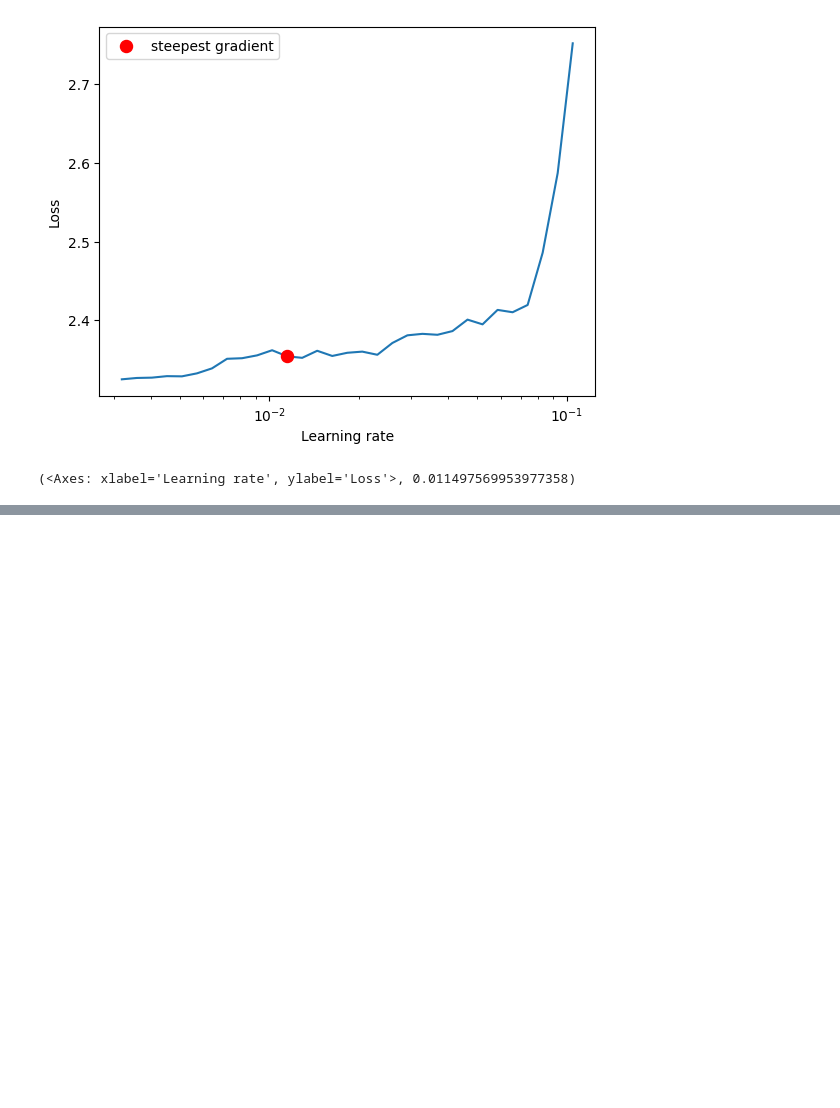
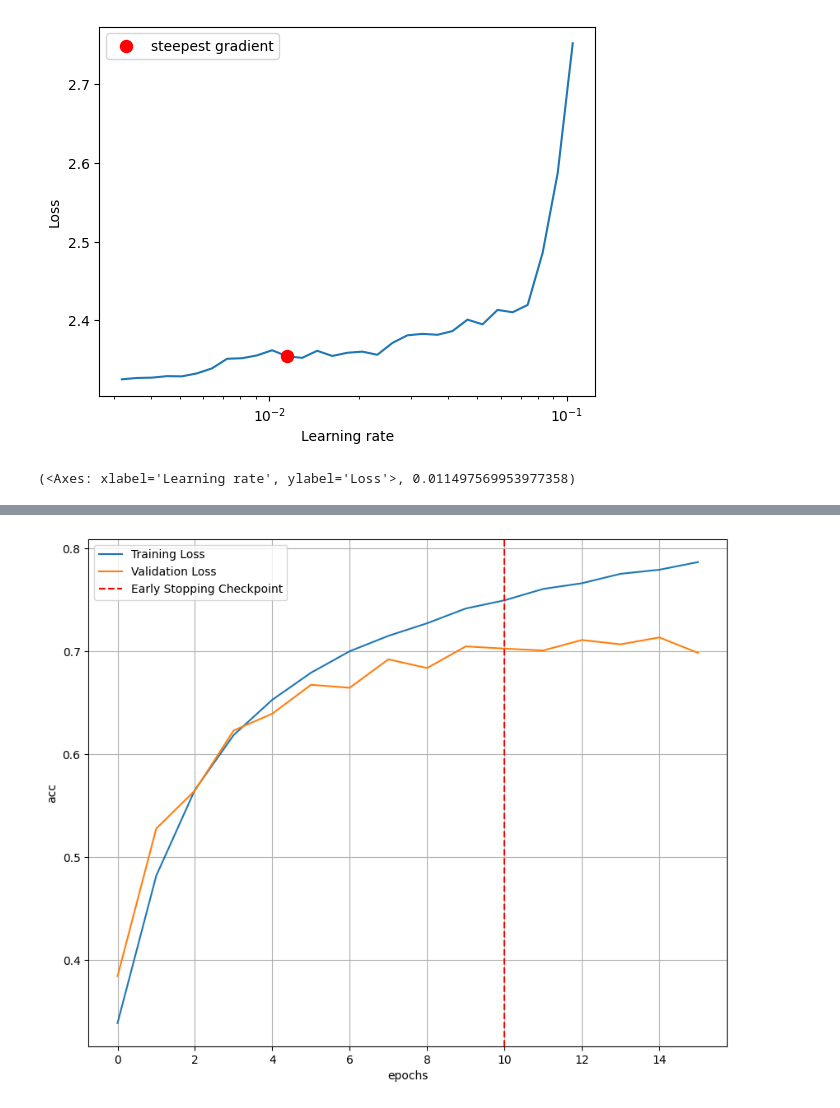
Before and after one commit to tonganf/ResNet-18, a Jupyter notebook: ResNet18/CIFAR10.ipynb, the cells around one changed output, grey strips where cells are left out. Saved outputs shown, nothing was run; the diff lists cells and outputs as text; code cells hidden in the pictures; blank space fills up the shorter version.

```diff
--- a/ResNet18/CIFAR10.ipynb
+++ b/ResNet18/CIFAR10.ipynb
@@ -136,9 +136,11 @@ residual_blocks = [
 ]
 
 device = torch.device('cuda' if torch.cuda.is_available() else 'cpu')
+# device = torch.device('cuda:1' if torch.cuda.device_count() > 1 else 'cpu')
+
 # device = torch.cuda.current_device()
 ptmodel = ResNet18PyTorch(residual_blocks, output_shape=10)
-ptmodel.to(device)
+ptmodel = ptmodel.to(device)
 summary(ptmodel, (3, 28, 28))
 # %% [output]
 ----------------------------------------------------------------
@@ -179,7 +181,7 @@ class EarlyStopping:
             if self.counter >= self.patience:
                 print("Early stopping")
                 self.early_stop = True
-#         return self.early_stop
+        return self.early_stop
 # %% [markdown]
 ### **Optimize**
 * Batch_size = 32
@@ -324,19 +335,20 @@ plt.show()
 # %%
-# visualize the loss as the network trained
-fig = plt.figure(figsize=(10,8))
-plt.plot(np.arange(35),convert_tensor(acc_train_list), label='Training Loss')
-plt.plot(np.arange(35),convert_tensor(acc_val_list),label='Validation Loss')
+def acc_fig(x, y, count):
+    # visualize the loss as the network trained
+    fig = plt.figure(figsize=(10,8))
+    plt.plot(np.arange(len(x)),x, label='Training Loss')
+    plt.plot(np.arange(len(x)),y,label='Validation Loss')
 
-# find position of lowest validation loss
-# minposs = valid_loss.index(min(valid_loss))+1
-plt.axvline(23-4, linestyle='--', color='r',label='Early Stopping Checkpoint')
+    # find position of lowest validation loss
+    # minposs = valid_loss.index(min(valid_loss))+1
+    plt.axvline(count, linestyle='--', color='r',label='Early Stopping Checkpoint')
 
-plt.xlabel('epochs')
-plt.ylabel('acc')
-# plt.ylim(0, 0.5) # consistent scale
-# plt.xlim(0, len(train_loss)+1) # consistent scale
-plt.grid(True)
-plt.legend()
-# plt.tight_layout()
-plt.show()
-# fig.savefig('loss_plot.png', bbox_inches='tight')
+    plt.xlabel('epochs')
+    plt.ylabel('acc')
+    # plt.ylim(0, 0.5) # consistent scale
+    # plt.xlim(0, len(train_loss)+1) # consistent scale
+    plt.grid(True)
+    plt.legend()
+    # plt.tight_layout()
+    plt.show()
+#     fig.savefig('acc_plot_reg_lr0.001.png', bbox_inches='tight')
@@ -395,4 +413,5 @@ Suggested LR: 1.15E-02
 (<Axes: xlabel='Learning rate', ylabel='Loss'>, 0.011497569953977358)
 # %%
 criterion = nn.CrossEntropyLoss()
-optimizer = optim.SGD(ptmodel.parameters(),lr=1.15E-02, momentum=0.9)
+optimizer = optim.Adam(ptmodel.parameters(),lr=0.001, weight_decay=5e-4)
+# optimizer = optim.SGD(ptmodel.parameters(), lr=1.15E-02, momentum=0.9, weight_decay=5e-4)
@@ -457,0 +496,4 @@ print(lassoModelChosen.score(X_test, y_test))
+# %%
+acc_fig(acc_train_list, acc_val_list, count_early)
+# %% [output]
+[figure, added]
```
Also changed, not shown: parts of 30 cells of this notebook, 6 other files.
